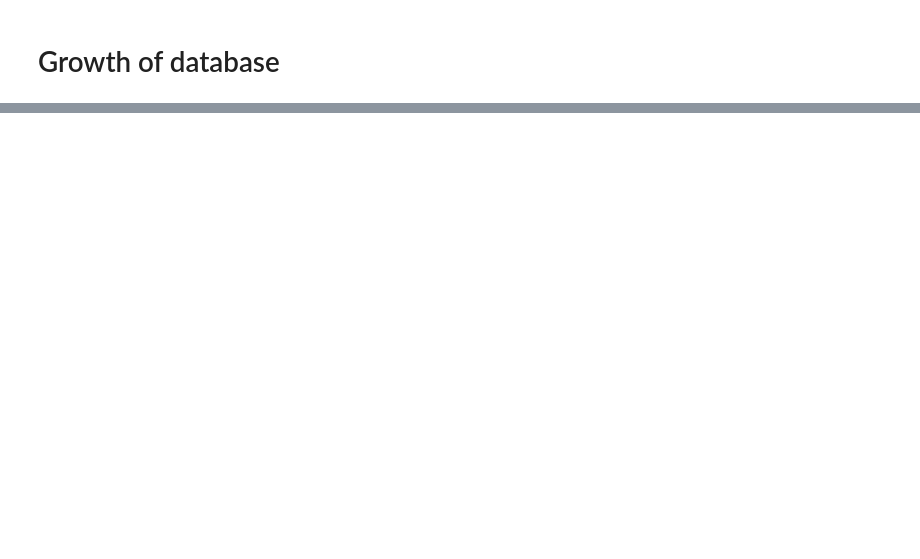
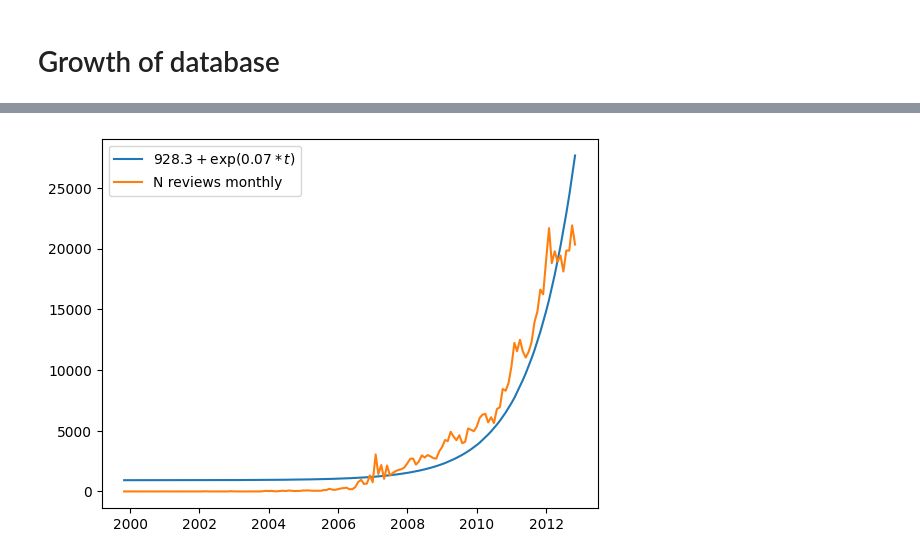
Before and after one commit to amakarewicz/2023-DTU-Computational-Tools-For-DS-Amazon-Food-Reviews, a Jupyter notebook: TimeSeries.ipynb, the cells around one changed output, grey strips where cells are left out. Saved outputs shown, nothing was run; the diff lists cells and outputs as text; code cells hidden in the pictures; blank space fills up the shorter version.

```diff
--- a/TimeSeries.ipynb
+++ b/TimeSeries.ipynb
@@ -92,0 +114,4 @@ plt.show()
+# %%
+data_size = data.copy()
+data_size = data_size.set_index('Time')
+data_size_monthly = data_size.groupby(pd.Grouper(freq="M"))['Text'].count()
@@ -92,0 +122,14 @@ plt.show()
+# %%
+x = np.arange(0, len(data_size_monthly), 1)
+coef = curve_fit(lambda t,a,b: a + np.exp(b*t), x,  data_size_monthly)[0]
+
+x_short = np.arange(0, 98, 1)
+coef_short = curve_fit(lambda t,a,b: a + np.exp(b*t), x_short,  data_size_monthly[48:146])[0]
+# %%
+plt.plot(data_size_monthly.index.to_series(), coef[0] + np.exp(coef[1]*x))
+# plt.plot(data_size_monthly.index.to_series()[48:146], coef_short[0] + np.exp(coef_short[1]*x_short))
+plt.plot(data_size_monthly.index.to_series(), data_size_monthly)
+plt.legend([f'${round(coef[0], 2)} + \exp({round(coef[1], 2)} * t)$', 'N reviews monthly'])
+plt.show()
+# %% [output]
+[figure, added]
```
Also changed, not shown: parts of 12 cells of this notebook.
